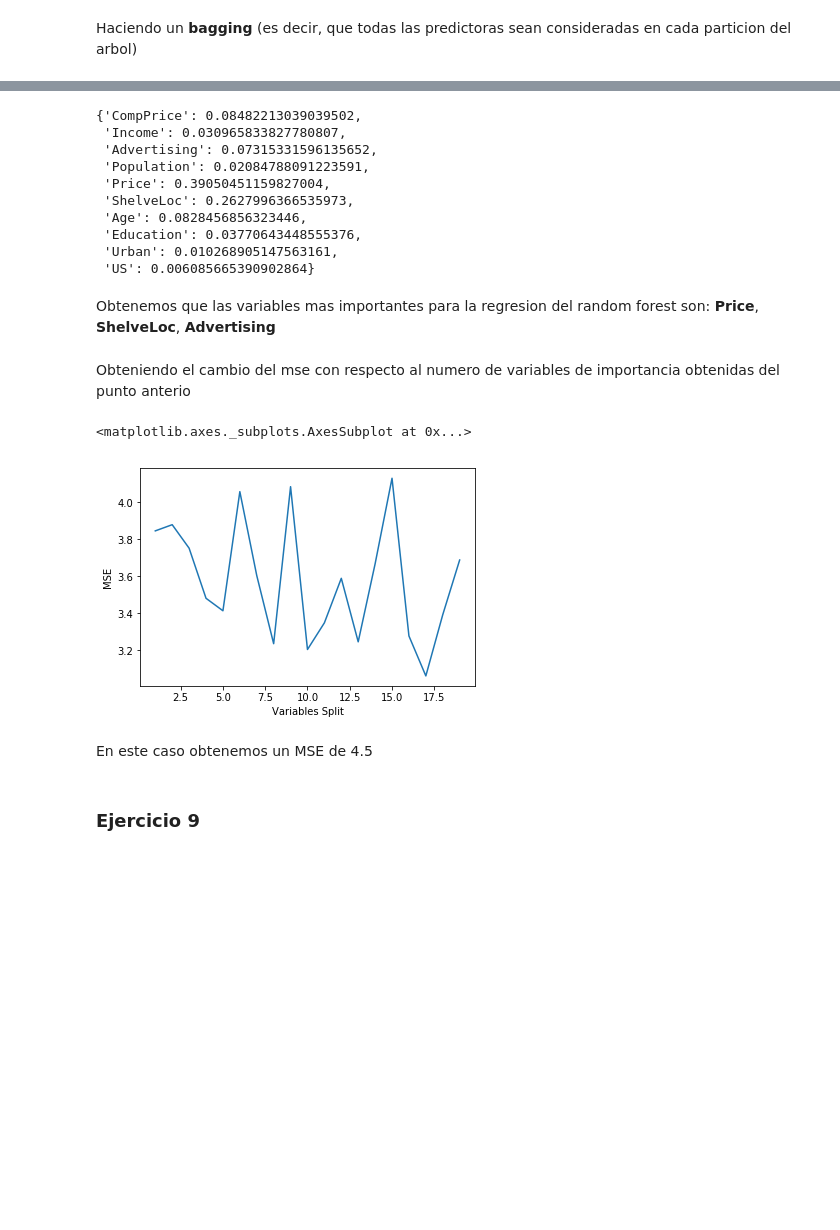
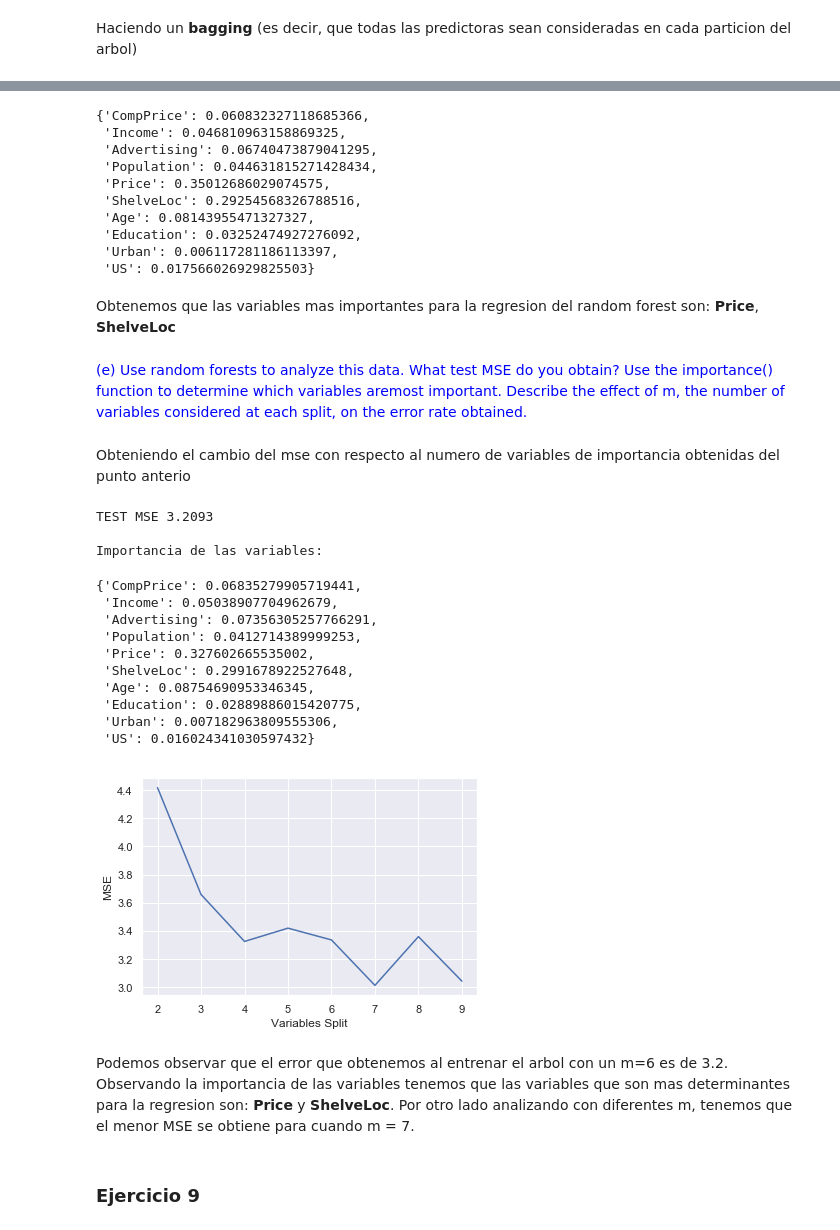
Before and after one commit to arracinim/Trabajo-2-TAE, a Jupyter notebook: Trabajo #2 - TAE.ipynb, the cells around one changed output, grey strips where cells are left out. Drawn from its saved outputs; the diff is of its cells as text; code cells hidden in the pictures; blank space fills up the shorter version.

```diff
--- a/Trabajo #2 - TAE.ipynb
+++ b/Trabajo #2 - TAE.ipynb
@@ -804,8 +802,9 @@ X_train, X_test, y_train, y_test = train_test_split(X, Y, test_size=0.8, random_
 <Font color = 'blue'>(b) Fit a regression tree to the training set. Plot the tree, and interpret
 the results. What test MSE do you obtain?<Font>
 # %%
-model =  DecisionTreeRegressor(random_state=0)
+model =  DecisionTreeRegressor(random_state=0, max_leaf_nodes = 8)
 model.fit(X_train, y_train)
 y_predicted = model.predict(X_test)
+print("TEST MSE: ")
 mean_squared_error(y_test, y_predicted)
 # %% [output]
@@ -847,7 +832,7 @@ depth = []
 for i in range(1,20):
     clf = tree.DecisionTreeRegressor(max_depth=i)
     # Perform 7-fold cross validation
-    scores = cross_val_score(estimator=clf, X=X_train, y=y_train, cv=7, n_jobs=4)
+    scores = cross_val_score(estimator=clf, X=X, y=Y, cv=7, n_jobs=4)
     depth.append((i,scores.mean()))
 
 df_cross = pd.DataFrame(depth, columns =["Complejidad", "Score"])
@@ -875,15 +864,15 @@ Obteniendo la importancia de las variables:
 importance = dict(zip(X_test.columns,forest.feature_importances_))
 importance
 # %% [output]
-{'CompPrice': 0.08482213039039502,
- 'Income': 0.030965833827780807,
- 'Advertising': 0.07315331596135652,
- 'Population': 0.02084788091223591,
- 'Price': 0.39050451159827004,
- 'ShelveLoc': 0.2627996366535973,
- 'Age': 0.0828456856323446,
- 'Education': 0.03770643448555376,
- 'Urban': 0.010268905147563161,
- 'US': 0.006085665390902864}
+{'CompPrice': 0.060832327118685366,
+ 'Income': 0.046810963158869325,
+ 'Advertising': 0.06740473879041295,
+ 'Population': 0.044631815271428434,
+ 'Price': 0.35012686029074575,
+ 'ShelveLoc': 0.29254568326788516,
+ 'Age': 0.08143955471327327,
+ 'Education': 0.03252474927276092,
+ 'Urban': 0.006117281186113397,
+ 'US': 0.017566026929825503}
 # %% [markdown]
-Obtenemos que las variables mas importantes para la regresion del random forest son: **Price**, **ShelveLoc**, **Advertising**
+Obtenemos que las variables mas importantes para la regresion del random forest son: **Price**, **ShelveLoc**
@@ -892,20 +879,47 @@ Obtenemos que las variables mas importantes para la regresion del random forest
+# %% [markdown]
+<Font color = 'blue'>(e) Use random forests to analyze this data. What test MSE do you
+obtain? Use the importance() function to determine which variables
+aremost important. Describe the effect of m, the number of
+variables considered at each split, on the error rate
+obtained.<Font>
 # %% [markdown]
 Obteniendo el cambio del mse con respecto al numero de variables de importancia obtenidas del punto anterio
 # %%
-#np.random.seed(2020202)
+clf = RandomForestRegressor(max_features = 6)
+clf.fit(X_train, y_train)
+y_pred = clf.predict(X_test)
+print("TEST MSE %0.4f \n" % mean_squared_error(y_test, y_pred))
+
+
 lista = []
-for i in range(1,20):
-    clf = RandomForestRegressor(max_features = 10)
+for i in range(2,10):
+    clf = RandomForestRegressor(max_features = i)
     clf.fit(X_train, y_train)
     y_pred = clf.predict(X_test)
-    lista.append((i,mean_squared_error(y_test, y_pred)))
+    lista.append((i, mean_squared_error(y_test, y_pred)))
 
 df_cross = pd.DataFrame(lista, columns =["Variables Split", "MSE"])
 sb.lineplot(x = 'Variables Split', y= 'MSE', data =df_cross)
+
+print("Importancia de las variables: \n")
+importance = dict(zip(X_test.columns,clf.feature_importances_))
+importance
 # %% [output]
-<matplotlib.axes._subplots.AxesSubplot at 0x...>
+TEST MSE 3.2093
+
+Importancia de las variables:
+{'CompPrice': 0.06835279905719441,
+ 'Income': 0.05038907704962679,
+ 'Advertising': 0.07356305257766291,
+ 'Population': 0.0412714389999253,
+ 'Price': 0.327602665535002,
+ 'ShelveLoc': 0.2991678922527648,
+ 'Age': 0.08754690953346345,
+ 'Education': 0.02889886015420775,
+ 'Urban': 0.007182963809555306,
+ 'US': 0.016024341030597432}
-[figure, old version]
+[figure, new version]
-# %% [markdown]
-En este caso obtenemos un MSE de 4.5
+# %% [markdown]
+Podemos observar que el error que obtenemos al entrenar el arbol con un m=6 es de 3.2. Observando la importancia de las variables tenemos que las variables que son mas determinantes para la regresion son: **Price** y **ShelveLoc**. Por otro lado analizando con diferentes m, tenemos que el menor MSE se obtiene para cuando m = 7.
 # %% [markdown]
 ### Ejercicio 9
```
Also changed, not shown: parts of 46 cells of this notebook.
